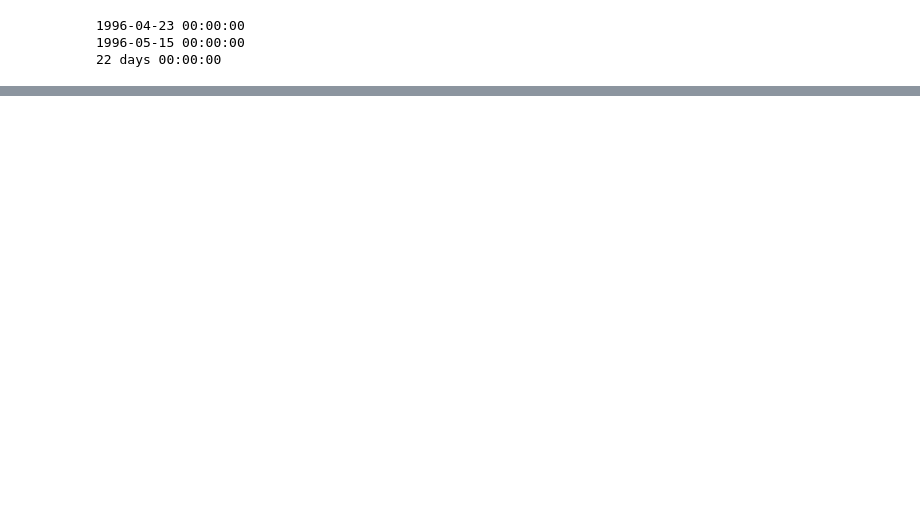
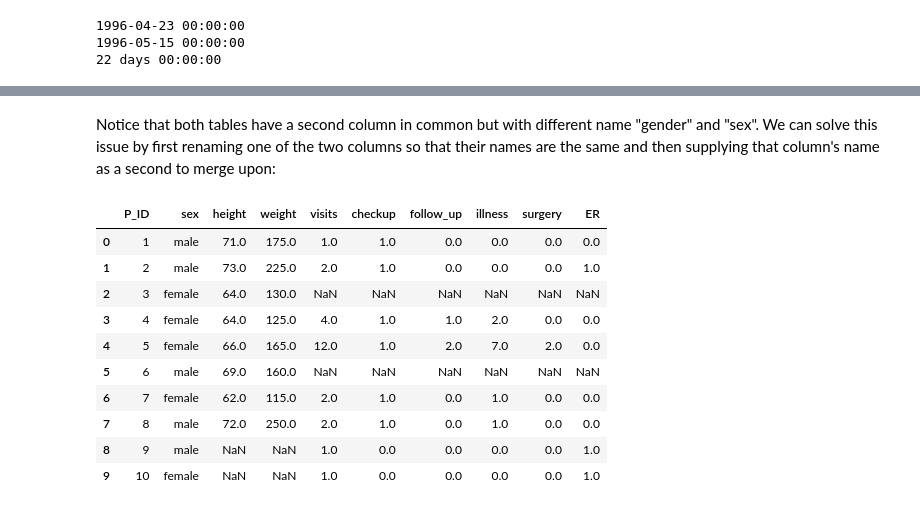
Before and after one commit to micaelasinger/PythonForDataAnalysis, a Jupyter notebook: Python for Data Analysis.ipynb, the cells around one changed output, grey strips where cells are left out. Drawn from its saved outputs; the diff is of its cells as text; code cells hidden in the pictures; blank space fills up the shorter version.

```diff
--- a/Python for Data Analysis.ipynb
+++ b/Python for Data Analysis.ipynb
@@ -2687,0 +2817,23 @@ print(dates.iloc[3,0]-dates.iloc[1,0])
+# %% [markdown]
+Notice that both tables have a second column in common but with different name "gender" and "sex". We can solve this issue by first renaming one of the two columns so that their names are the same and then supplying that column's name as a second to merge upon:
+# %%
+table1.rename(columns={"gender":"sex"}, inplace=True)          # Rename gender column to "sex"
+
+combined2 = pd.merge(table1,
+                    table2,
+                    how="outer",
+                    on=["P_ID","sex"])
+
+combined2
+# %% [output]
+|  | P_ID | sex | height | weight | visits | checkup | follow_up | illness | surgery | ER |
+| 0 | 1 | male | 71.0 | 175.0 | 1.0 | 1.0 | 0.0 | 0.0 | 0.0 | 0.0 |
+| 1 | 2 | male | 73.0 | 225.0 | 2.0 | 1.0 | 0.0 | 0.0 | 0.0 | 1.0 |
+| 2 | 3 | female | 64.0 | 130.0 | NaN | NaN | NaN | NaN | NaN | NaN |
+| 3 | 4 | female | 64.0 | 125.0 | 4.0 | 1.0 | 1.0 | 2.0 | 0.0 | 0.0 |
+| 4 | 5 | female | 66.0 | 165.0 | 12.0 | 1.0 | 2.0 | 7.0 | 2.0 | 0.0 |
+| 5 | 6 | male | 69.0 | 160.0 | NaN | NaN | NaN | NaN | NaN | NaN |
+| 6 | 7 | female | 62.0 | 115.0 | 2.0 | 1.0 | 0.0 | 1.0 | 0.0 | 0.0 |
+| 7 | 8 | male | 72.0 | 250.0 | 2.0 | 1.0 | 0.0 | 1.0 | 0.0 | 0.0 |
+| 8 | 9 | male | NaN | NaN | 1.0 | 0.0 | 0.0 | 0.0 | 0.0 | 1.0 |
+| 9 | 10 | female | NaN | NaN | 1.0 | 0.0 | 0.0 | 0.0 | 0.0 | 1.0 |
```
Also changed, not shown: parts of 12 cells of this notebook.
